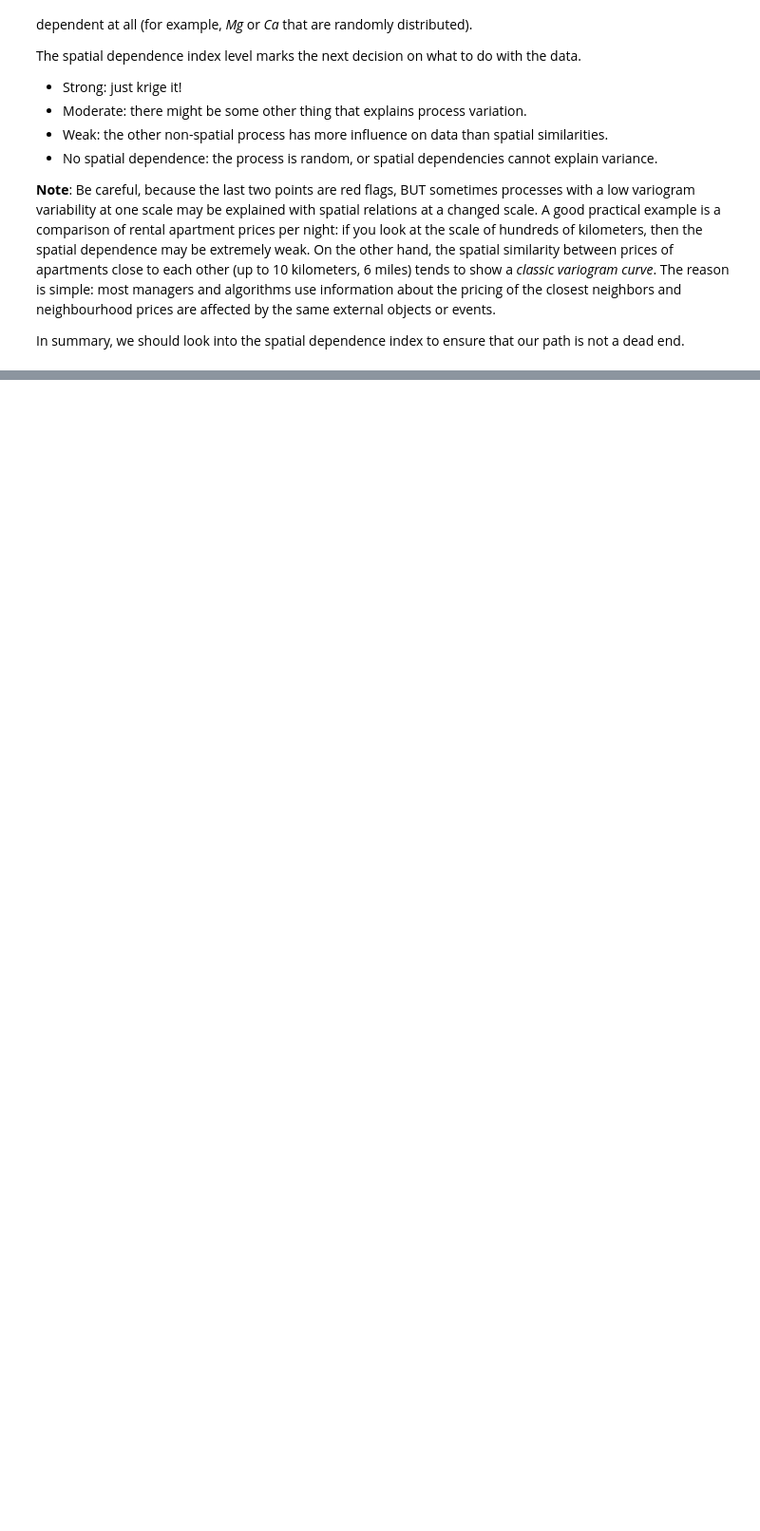
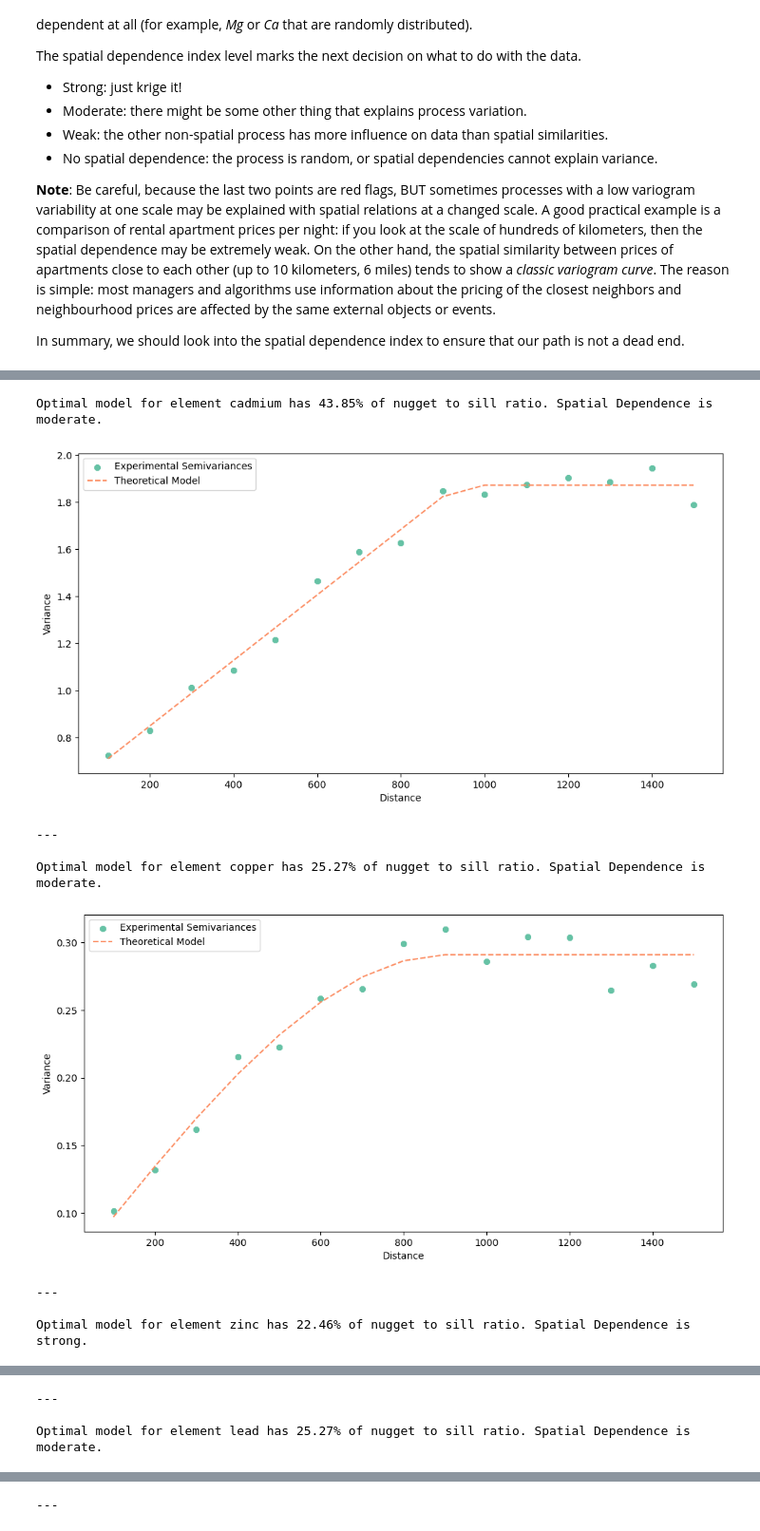
Before and after one commit to DataverseLabs/pyinterpolate, a Jupyter notebook: tutorials/Spatial Dependence Index (Basic).ipynb, the cells around one changed output, grey strips where cells are left out. Shown at 95% size. Cells and saved outputs as stored; diff of their text form; code cells hidden in the pictures; blank space fills up the shorter version.

```diff
--- a/tutorials/Spatial Dependence Index (Basic).ipynb
+++ b/tutorials/Spatial Dependence Index (Basic).ipynb
@@ -68,0 +81,16 @@ In summary, we should look into the spatial dependence index to ensure that our
+# %%
+MEUSE_FILE = 'samples/point_data/csv/meuse/meuse.csv'
+
+# Variogram parameters
+STEP_SIZE = 100
+MAX_RANGE = 1600
+ALLOWED_MODELS = ['linear', 'spherical']
+
+
+# Elements
+ELEMENTS = ['cadmium', 'copper', 'zinc', 'lead']
+COLS = ['x', 'y']
+COLS.extend(ELEMENTS)
+# %%
+df = pd.read_csv(MEUSE_FILE, usecols=COLS)
+df.head()
@@ -68,0 +106,57 @@ In summary, we should look into the spatial dependence index to ensure that our
+# %%
+def find_optimal_model(experimental_variogram: ptp.ExperimentalVariogram, allowed_models):
+    """
+    Function finds optimal theoretical model.
+    """
+    nugget_high = experimental_variogram.experimental_semivariances.min()
+    nuggets = np.linspace(0, nugget_high, 20)
+
+    # Calculate the first model
+    theo_init = ptp.TheoreticalVariogram()
+    theo_init.autofit(experimental_variogram=experimental_variogram,
+                      model_types=allowed_models,
+                      nugget=nuggets[0])
+
+    optimal_model = theo_init
+    optimal_rmse = theo_init.rmse
+
+    # Check other models
+    for ngt in nuggets[1:]:
+        theo_ = ptp.TheoreticalVariogram()
+        theo_.autofit(experimental_variogram=experimental_variogram,
+                      model_types=allowed_models,
+                      nugget=ngt)
+        if theo_.rmse < optimal_rmse:
+            optimal_model = theo_
+            optimal_rmse = theo_.rmse
+
+    return optimal_model
+
+
+for element in ELEMENTS:
+    # Prepare data
+    ds = df[['x', 'y', element]].copy()
+    ds[element] = np.log(ds[element])
+    arr = ds.values
+
+    # Get experimental variogram
+    exp_var = ptp.build_experimental_variogram(arr, step_size=STEP_SIZE, max_range=MAX_RANGE)
+
+    # Find optimal theoretical model
+    optimal_model = find_optimal_model(exp_var, ALLOWED_MODELS)
+    print('Optimal model for element {} has {:.2f}% of nugget to sill ratio. Spatial Dependence is {}.'.format(
+        element, optimal_model.spatial_dependency_ratio, optimal_model.spatial_dependency_strength
+    ))
+    optimal_model.plot()
+
+    print('\n---\n')
+# %% [output]
+Optimal model for element cadmium has 43.85% of nugget to sill ratio. Spatial Dependence is moderate.
+[figure, added]
+---
+
+Optimal model for element copper has 25.27% of nugget to sill ratio. Spatial Dependence is moderate.
+[figure, added]
+---
+
+Optimal model for element zinc has 22.46% of nugget to sill ratio. Spatial Dependence is strong.
@@ -68,0 +164,3 @@ In summary, we should look into the spatial dependence index to ensure that our
+---
+
+Optimal model for element lead has 25.27% of nugget to sill ratio. Spatial Dependence is moderate.
@@ -68,0 +168 @@ In summary, we should look into the spatial dependence index to ensure that our
+---
```
Also changed, not shown: parts of 9 cells of this notebook.
